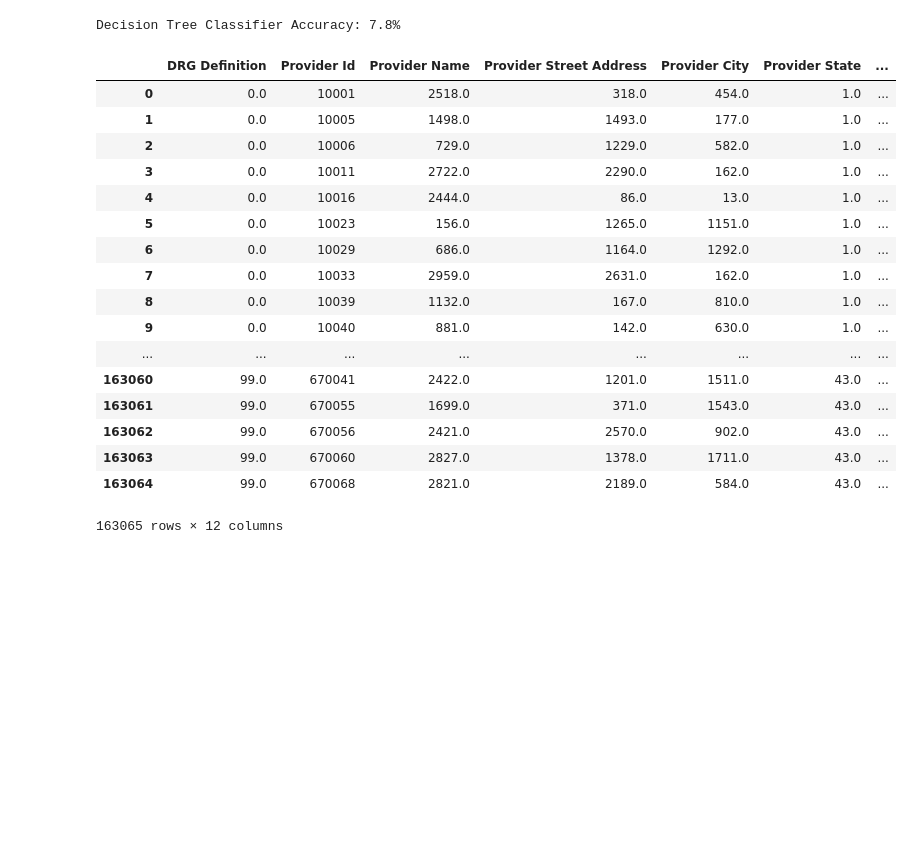
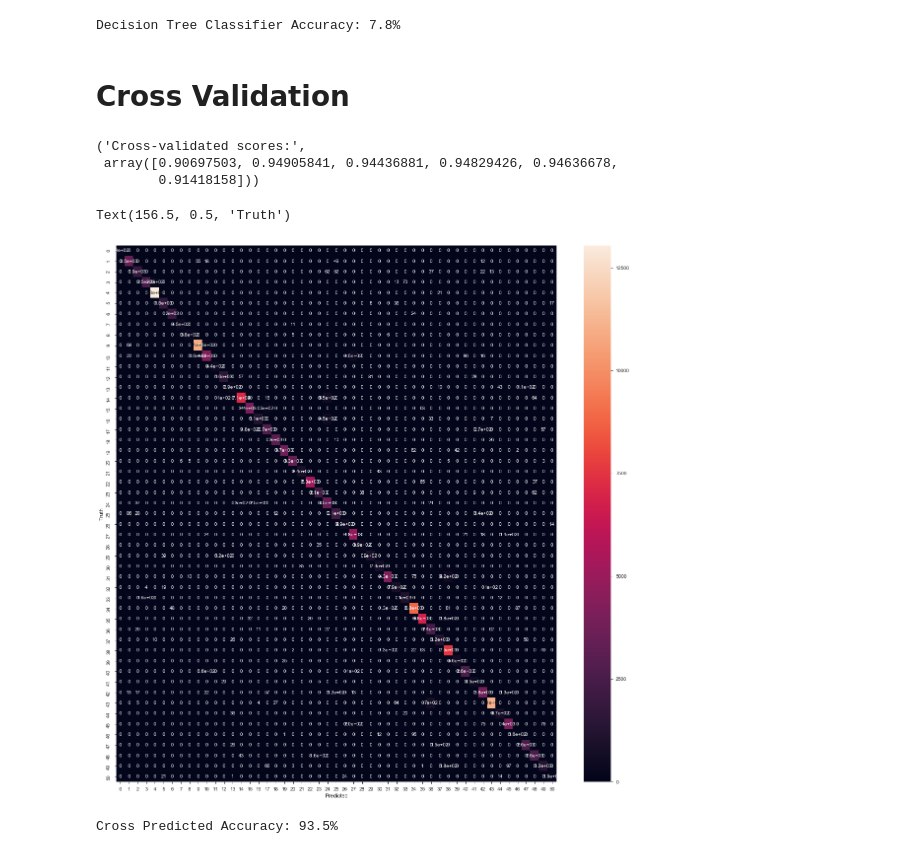
Before and after one commit to MBCoder123/DataMineProject, a Jupyter notebook: Project.ipynb, the cells around one changed output. Saved outputs shown, nothing was run; the diff lists cells and outputs as text; code cells hidden in the pictures; blank space fills up the shorter version.

```diff
--- a/Project.ipynb
+++ b/Project.ipynb
@@ -569,0 +572,5 @@ Model score for no of trees 19  is :  0.9316639411283728
+# %%
+model = RandomForestClassifier(n_estimators=25, random_state=1, max_features=None,oob_score=True)
+model.fit(TX_train, Ty_train.values.ravel())
+model.oob_decision_function_
+model.oob_score_
@@ -615,24 +622,34 @@ Trounded_score2 = round(Tscore2, 1)
 print("Decision Tree Classifier Accuracy: {}%".format(Trounded_score2))
 # %% [output]
 Decision Tree Classifier Accuracy: 7.8%
-# %%
-df
-# %% [output]
-|  | DRG Definition | Provider Id | Provider Name | Provider Street Address | Provider City | Provider State | ... |
-| 0 | 0.0 | 10001 | 2518.0 | 318.0 | 454.0 | 1.0 | ... |
-| 1 | 0.0 | 10005 | 1498.0 | 1493.0 | 177.0 | 1.0 | ... |
-| 2 | 0.0 | 10006 | 729.0 | 1229.0 | 582.0 | 1.0 | ... |
-| 3 | 0.0 | 10011 | 2722.0 | 2290.0 | 162.0 | 1.0 | ... |
-| 4 | 0.0 | 10016 | 2444.0 | 86.0 | 13.0 | 1.0 | ... |
-| 5 | 0.0 | 10023 | 156.0 | 1265.0 | 1151.0 | 1.0 | ... |
-| 6 | 0.0 | 10029 | 686.0 | 1164.0 | 1292.0 | 1.0 | ... |
-| 7 | 0.0 | 10033 | 2959.0 | 2631.0 | 162.0 | 1.0 | ... |
-| 8 | 0.0 | 10039 | 1132.0 | 167.0 | 810.0 | 1.0 | ... |
-| 9 | 0.0 | 10040 | 881.0 | 142.0 | 630.0 | 1.0 | ... |
-| ... | ... | ... | ... | ... | ... | ... | ... |
-| 163060 | 99.0 | 670041 | 2422.0 | 1201.0 | 1511.0 | 43.0 | ... |
-| 163061 | 99.0 | 670055 | 1699.0 | 371.0 | 1543.0 | 43.0 | ... |
-| 163062 | 99.0 | 670056 | 2421.0 | 2570.0 | 902.0 | 43.0 | ... |
-| 163063 | 99.0 | 670060 | 2827.0 | 1378.0 | 1711.0 | 43.0 | ... |
-| 163064 | 99.0 | 670068 | 2821.0 | 2189.0 | 584.0 | 43.0 | ... |
-163065 rows × 12 columns
+# %% [markdown]
+# Cross Validation
+# %%
+from sklearn.model_selection import cross_val_score, cross_val_predict
+
+X = dz[Tfeatures]
+y = dz[Target]
+
+scores = cross_val_score(model, X, y.values.ravel(), cv=6)
+"Cross-validated scores:", scores
+# %% [output]
+('Cross-validated scores:',
+ array([0.90697503, 0.94905841, 0.94436881, 0.94829426, 0.94636678,
+        0.91418158]))
+# %%
+predictions = cross_val_predict(model, X, y.values.ravel(), cv=6)
+Kcm = confusion_matrix(y, predictions)
+# %%
+plt.figure(figsize=(20,20))
+sns.heatmap(Kcm, annot=True)
+plt.xlabel('Predicted')
+plt.ylabel('Truth')
+# %% [output]
+Text(156.5, 0.5, 'Truth')
+[figure, added]
+# %%
+Kaccuracy = accuracy_score(y, predictions) * 100
+r_Kaccuracy = round(Kaccuracy, 1)
+print("Cross Predicted Accuracy: {}%".format(r_Kaccuracy))
+# %% [output]
+Cross Predicted Accuracy: 93.5%
```
Also changed, not shown: parts of 12 cells of this notebook.
